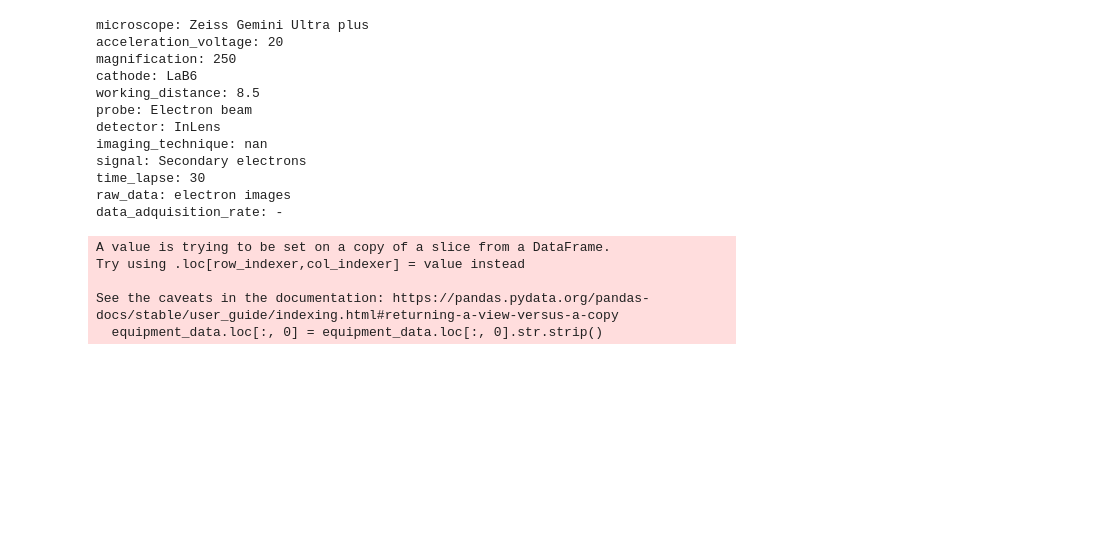
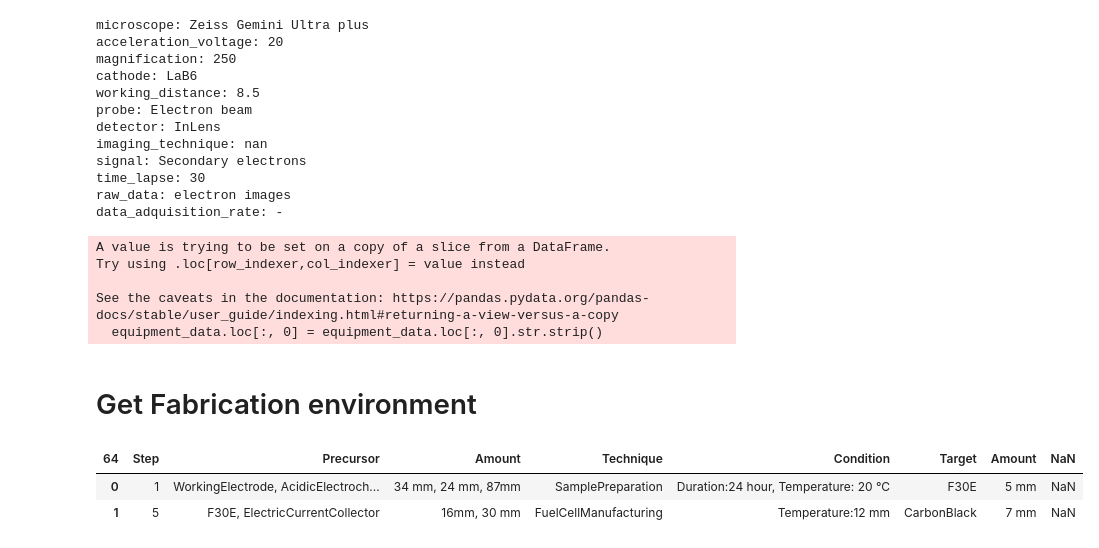
Before and after one commit to AbhishekMathur22/Master-thesis, a Jupyter notebook: classes nodes to neo4j_v5.ipynb, the cells around one changed output. Saved outputs shown, nothing was run; the diff lists cells and outputs as text; code cells hidden in the pictures; blank space fills up the shorter version.

Commit message:
updated the query and added Fabrication workflow, Data Preprocessing and Data Analysis procedure steps.

```diff
--- a/classes nodes to neo4j_v5.ipynb
+++ b/classes nodes to neo4j_v5.ipynb
@@ -1664,3 +1692,30 @@ with driver.session() as session:
         properties.update(equipment_data_dict)
         create_or_get_node(tx, superclass_equipment_data,'name', properties)
         create_relation(tx, measurementid, equipment_setup_name, has_equipmentsetup_rel, 'name', 'name', 'Measurement', superclass_equipment_data)
+# %% [markdown]
+# Get  Fabrication environment
+# %%
+# Find the row index where 'Organizational Data' is located
+
+# Find the row index where 'Sample preparation' is located
+# Find the row index where 'Sample preparation' is located
+start_row = 'Synthesis/Fabrication Workflow'
+end_row = 'Performed experiments'
+
+start_index = df[df.iloc[:, 0] == start_row].index[0]
+end_index = df[df.iloc[:, 0] == end_row].index[0]
+
+# Extract the desired table based on the row indices
+table_data = df.iloc[start_index+1:end_index]
+
+# Assign the first row as column names
+table_data.columns = table_data.iloc[0]
+table_data = table_data.iloc[1:].reset_index(drop=True)
+
+# Remove the unwanted numerical column
+table_data = table_data.loc[:, ~table_data.columns.astype(str).str.isnumeric()]
+table_data
+# %% [output]
+| 64 | Step | Precursor | Amount | Technique | Condition | Target | Amount | NaN |
+| 0 | 1 | WorkingElectrode, AcidicElectroch... | 34 mm, 24 mm, 87mm | SamplePreparation | Duration:24 hour, Temperature: 20 °C | F30E | 5 mm | NaN |
+| 1 | 5 | F30E, ElectricCurrentCollector | 16mm, 30 mm | FuelCellManufacturing | Temperature:12 mm | CarbonBlack | 7 mm | NaN |
```
Also changed, not shown: parts of 26 cells of this notebook.
